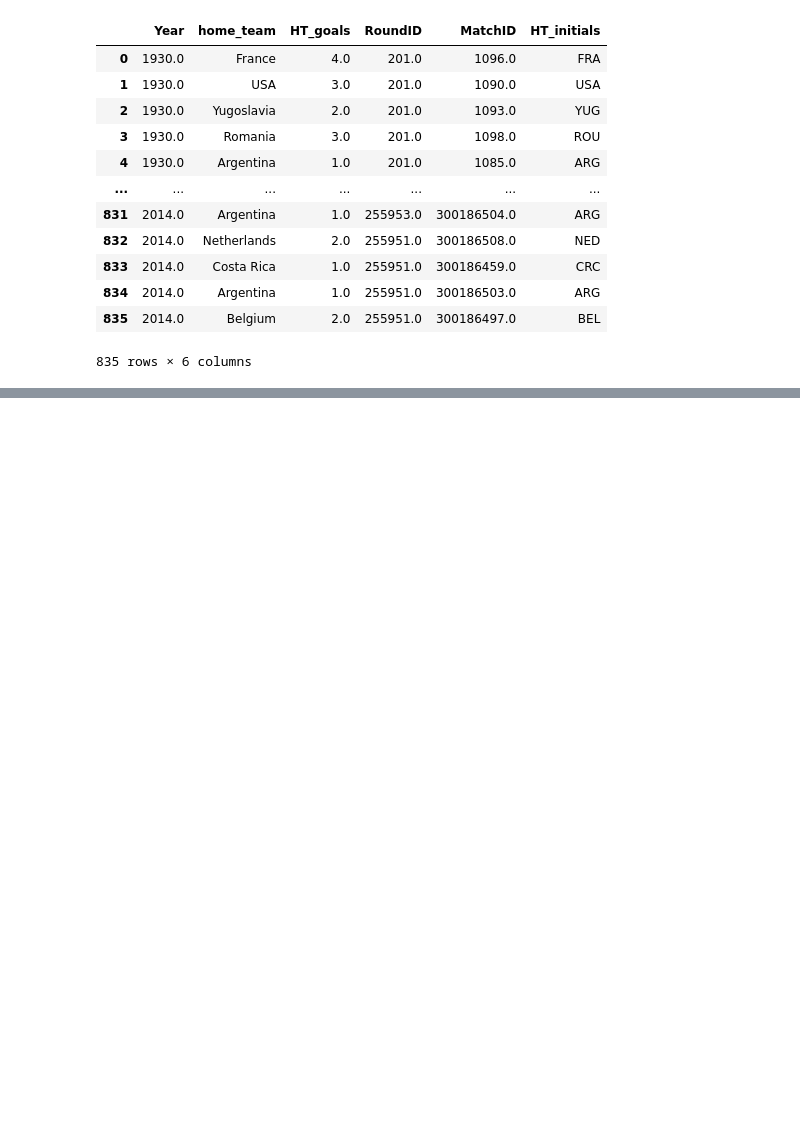
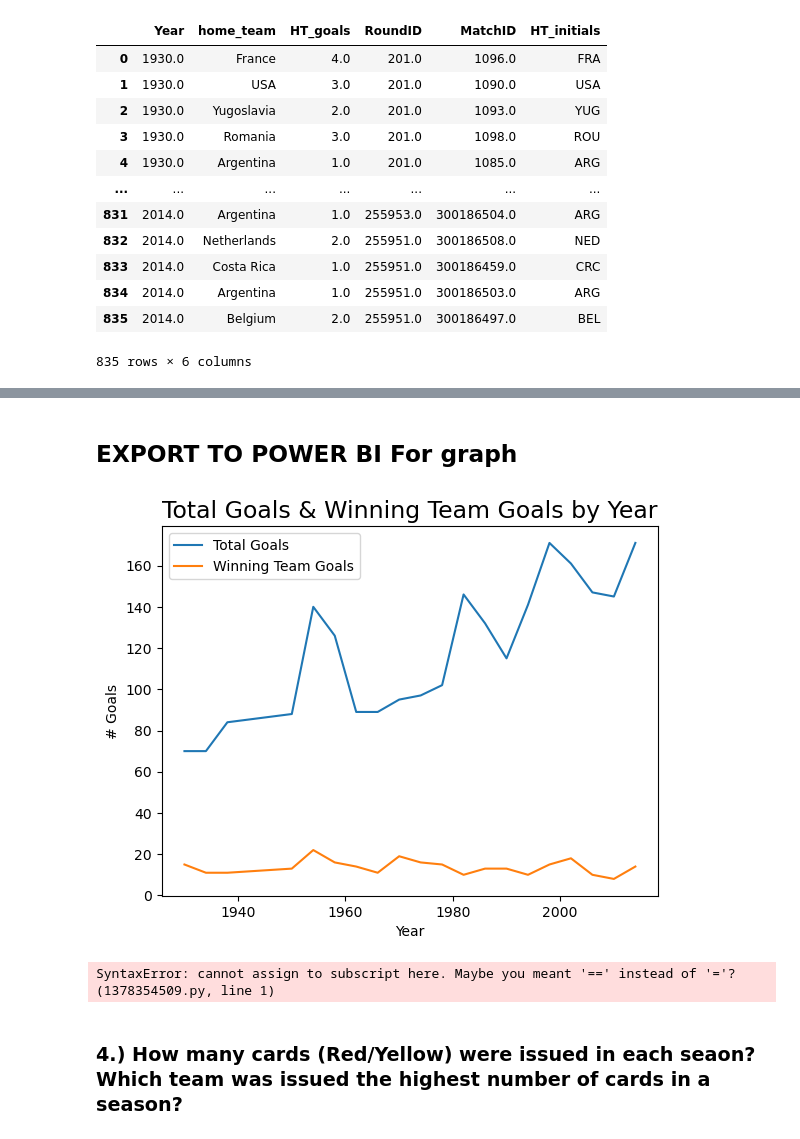
Before and after one commit to katieclayy/World-Cup-Matches-Analysis, a Jupyter notebook: notebook/WorldCupAnalysis.ipynb, the cells around one changed output, grey strips where cells are left out. Saved outputs shown, nothing was run; the diff lists cells and outputs as text; code cells hidden in the pictures; blank space fills up the shorter version.

```diff
--- a/notebook/WorldCupAnalysis.ipynb
+++ b/notebook/WorldCupAnalysis.ipynb
@@ -471,0 +577,4 @@ AttributeError: 'DataFrame' object has no attribute 'append'
+# %%
+#concat dataframes
+total_winning_goals = pd.concat([winning_away_goals,winning_home_goals])
+total_winning_goals
@@ -471,0 +595,4 @@ AttributeError: 'DataFrame' object has no attribute 'append'
+# %%
+#USE TO PLOT
+total_goals_sum = total_winning_goals.groupby(['Year', 'winning_team']).agg({"winning_goals":"sum"})
+total_goals_sum
@@ -471,0 +614,4 @@ AttributeError: 'DataFrame' object has no attribute 'append'
+# %%
+#merging 2 dataframes together
+final_goal_score = pd.merge(total_goals, total_goals_sum, how = 'left', on = ['Year', 'winning_team'])
+final_goal_score
@@ -471,0 +656,4 @@ AttributeError: 'DataFrame' object has no attribute 'append'
+# %%
+final_goal_score['Pct Goals by Winning Team']=np.round(final_goal_score['winning_goals']/final_goal_score['Total Goals']*100,2)
+final_goal_score = final_goal_score.rename(columns={'winning_goals':'Winning Team Goals'})
+final_goal_score
@@ -471,0 +678,2 @@ AttributeError: 'DataFrame' object has no attribute 'append'
+# %% [markdown]
+## EXPORT TO POWER BI For graph
@@ -471,0 +682,15 @@ AttributeError: 'DataFrame' object has no attribute 'append'
+# %%
+plot2 = final_goal_score[['Year', 'Total Goals', 'Winning Team Goals']].plot.line(x = 'Year')
+plot2.set_xlabel('Year')
+plot2.set_ylabel('# Goals')
+plot2.set_title('Total Goals & Winning Team Goals by Year', fontsize = 17)
+plt.show()
+# %% [output]
+[figure, added]
+# %%
+tie_goals = winning_away_goals = goals.loc[goals['HT_goals']= goals['AT_goals']]
+winning_away_goals
+# %% [output]
+SyntaxError: cannot assign to subscript here. Maybe you meant '==' instead of '='? (1378354509.py, line 1)
+# %% [markdown]
+### 4.) How many cards (Red/Yellow) were issued in each seaon? Which team was issued the highest number of cards in a season?
```
Also changed, not shown: parts of 57 cells of this notebook, 1 other file.
